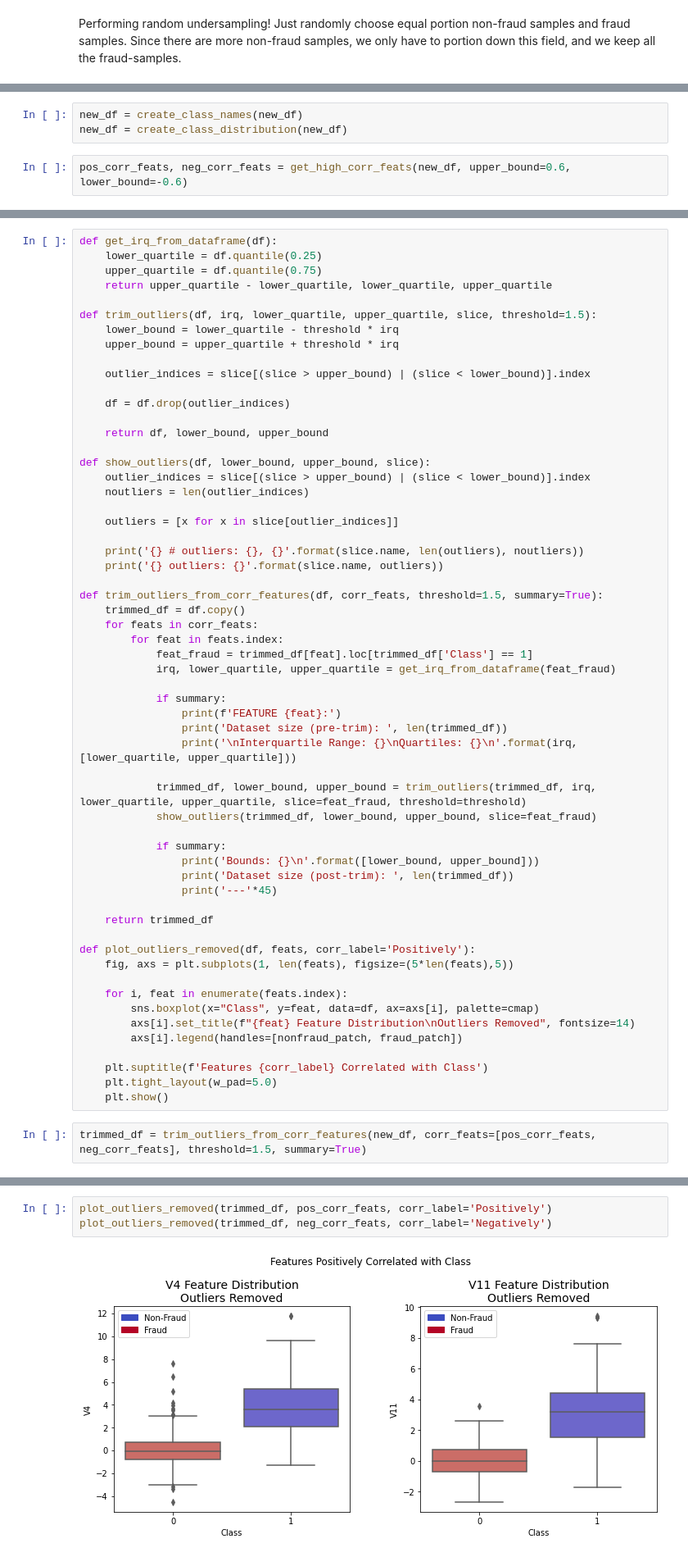
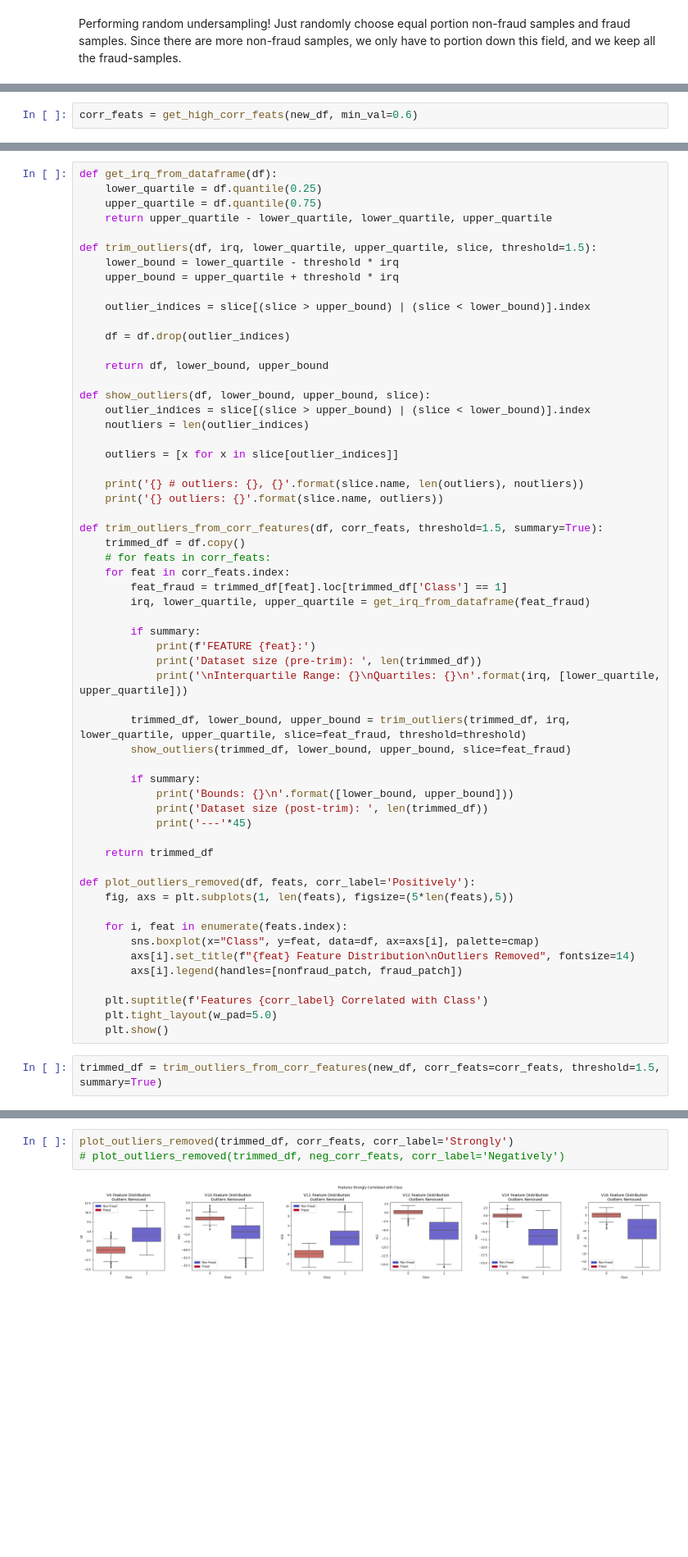
Before and after one commit to chris-caballero/Fraud-Transaction-Detection, a Jupyter notebook: fraud-detection.ipynb, the cells around one changed output, grey strips where cells are left out. Shown at 82% size. Cells and saved outputs as stored; diff of their text form; blank space fills up the shorter version.

```diff
--- a/fraud-detection.ipynb
+++ b/fraud-detection.ipynb
@@ -262,6 +253,3 @@ def create_class_distribution(df, col='Class Dist'):
-# %%
-new_df = create_class_names(new_df)
-new_df = create_class_distribution(new_df)
 # %%
-pos_corr_feats, neg_corr_feats = get_high_corr_feats(new_df, upper_bound=0.6, lower_bound=-0.6)
+corr_feats = get_high_corr_feats(new_df, min_val=0.6)
 # %% [output]
@@ -320,23 +306,23 @@ def show_outliers(df, lower_bound, upper_bound, slice):
 
 def trim_outliers_from_corr_features(df, corr_feats, threshold=1.5, summary=True):
     trimmed_df = df.copy()
-    for feats in corr_feats:
-        for feat in feats.index:
-            feat_fraud = trimmed_df[feat].loc[trimmed_df['Class'] == 1]
-            irq, lower_quartile, upper_quartile = get_irq_from_dataframe(feat_fraud)
+    # for feats in corr_feats:
+    for feat in corr_feats.index:
+        feat_fraud = trimmed_df[feat].loc[trimmed_df['Class'] == 1]
+        irq, lower_quartile, upper_quartile = get_irq_from_dataframe(feat_fraud)
 
-            if summary:
-                print(f'FEATURE {feat}:')
-                print('Dataset size (pre-trim): ', len(trimmed_df))
-                print('\nInterquartile Range: {}\nQuartiles: {}\n'.format(irq, [lower_quartile, upper_quartile]))
+        if summary:
+            print(f'FEATURE {feat}:')
+            print('Dataset size (pre-trim): ', len(trimmed_df))
+            print('\nInterquartile Range: {}\nQuartiles: {}\n'.format(irq, [lower_quartile, upper_quartile]))
 
-            trimmed_df, lower_bound, upper_bound = trim_outliers(trimmed_df, irq, lower_quartile, upper_quartile, slice=feat_fraud, threshold=threshold)
-            show_outliers(trimmed_df, lower_bound, upper_bound, slice=feat_fraud)
+        trimmed_df, lower_bound, upper_bound = trim_outliers(trimmed_df, irq, lower_quartile, upper_quartile, slice=feat_fraud, threshold=threshold)
+        show_outliers(trimmed_df, lower_bound, upper_bound, slice=feat_fraud)
 
-            if summary:
-                print('Bounds: {}\n'.format([lower_bound, upper_bound]))
-                print('Dataset size (post-trim): ', len(trimmed_df))
-                print('---'*45)
+        if summary:
+            print('Bounds: {}\n'.format([lower_bound, upper_bound]))
+            print('Dataset size (post-trim): ', len(trimmed_df))
+            print('---'*45)
 
     return trimmed_df
 
@@ -352,7 +338,7 @@ def plot_outliers_removed(df, feats, corr_label='Positively'):
     plt.tight_layout(w_pad=5.0)
     plt.show()
 # %%
-trimmed_df = trim_outliers_from_corr_features(new_df, corr_feats=[pos_corr_feats, neg_corr_feats], threshold=1.5, summary=True)
+trimmed_df = trim_outliers_from_corr_features(new_df, corr_feats=corr_feats, threshold=1.5, summary=True)
 # %% [output]
 FEATURE V4:
 Dataset size (pre-trim):  788
@@ -373,6 +359,6 @@ Dataset size (post-trim):  734
 ---------------------------------------------------------------------------------------------------------------------------------------
 # %%
-plot_outliers_removed(trimmed_df, pos_corr_feats, corr_label='Positively')
-plot_outliers_removed(trimmed_df, neg_corr_feats, corr_label='Negatively')
+plot_outliers_removed(trimmed_df, corr_feats, corr_label='Strongly')
+# plot_outliers_removed(trimmed_df, neg_corr_feats, corr_label='Negatively')
 # %% [output]
-[figure, old version]
+[figure, new version]
```
Also changed, not shown: parts of 50 cells of this notebook.
